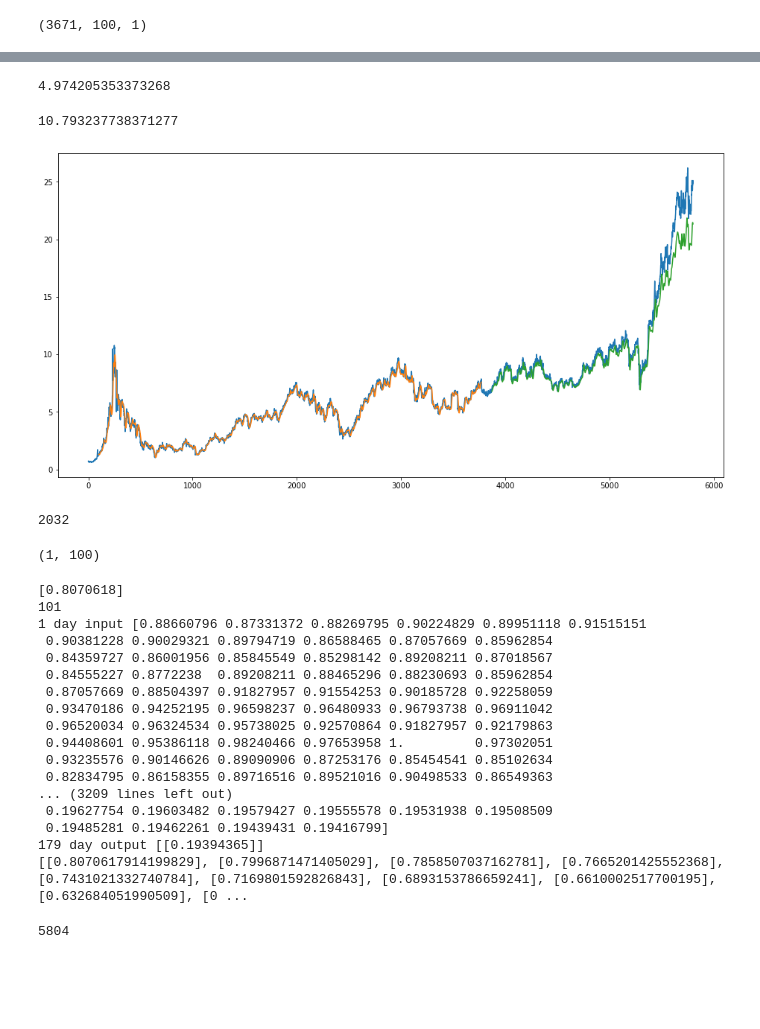
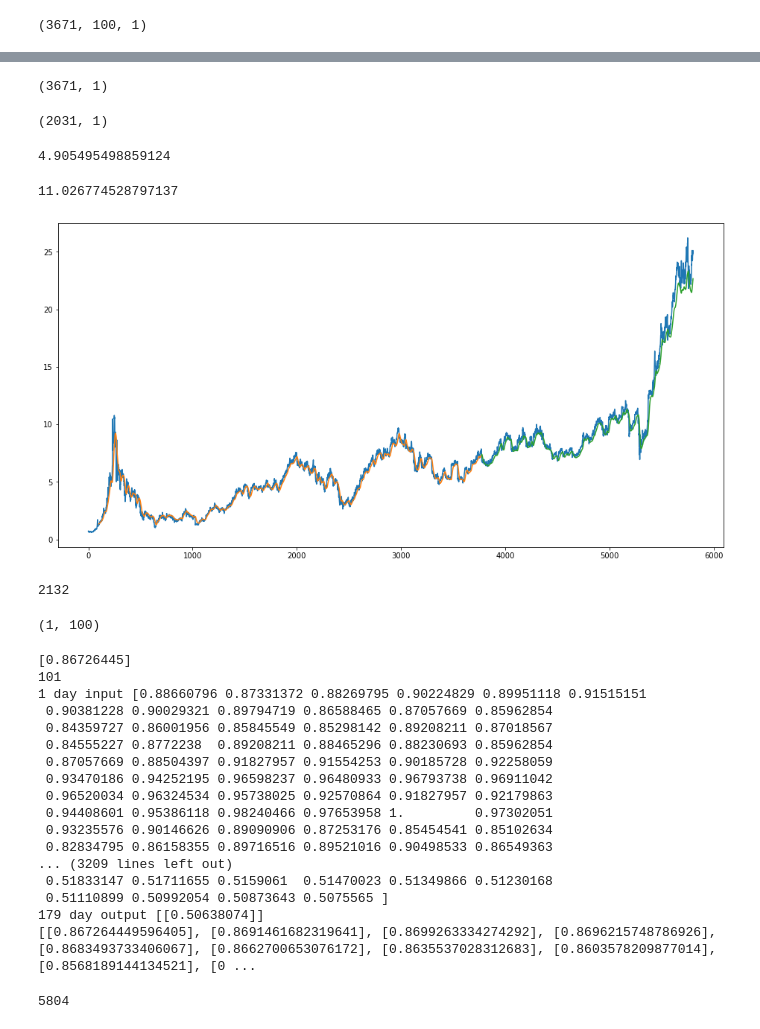
Before and after one commit to ShivangModi/StockStalkers, a Jupyter notebook: LSTM.ipynb, the cells around one changed output, grey strips where cells are left out. Cells and saved outputs as stored; diff of their text form; code cells hidden in the pictures; blank space fills up the shorter version.

```diff
--- a/LSTM.ipynb
+++ b/LSTM.ipynb
@@ -57,8 +57,8 @@ print(len(df1))
 # %%
 ##splitting dataset into train and test split
 training_size=int(len(df1)*0.65)
-test_size=len(df1)-training_size
-train_data,test_data = df1[0:training_size,:],df1[training_size:len(df1),:1]
+test_size=len(df1)-training_size + 100
+train_data,test_data = df1[0:training_size,:],df1[training_size-100:len(df1),:1]
 # %%
 training_size,test_size
 # %% [output]
@@ -158,5 +158,5 @@ Trainable params: 50,851
 Non-trainable params: 0
 _________________________________________________________________
 # %%
-model.fit(X_train,y_train,validation_data=(X_test,ytest),epochs=10,batch_size=64,verbose=1)
+model.fit(X_train,y_train,validation_data=(X_test,ytest),epochs=2,batch_size=64,verbose=1)
 # %% [output]
@@ -196,3 +180,11 @@ X_test.shape
+# %%
+train_predict.shape
+# %% [output]
+(3671, 1)
+# %%
+test_predict.shape
+# %% [output]
+(2031, 1)
 # %%
 ##Transformback to original form
 train_predict=scaler.inverse_transform(train_predict)
@@ -203,35 +195,35 @@ import math
 from sklearn.metrics import mean_squared_error
 math.sqrt(mean_squared_error(y_train,train_predict))
 # %% [output]
-4.974205353373268
+4.905495498859124
 # %%
 ### Test Data RMSE
 math.sqrt(mean_squared_error(ytest,test_predict))
 # %% [output]
-10.793237738371277
+11.026774528797137
 # %%
 ### Plotting
 # shift train predictions for plotting
 plt.figure(figsize=(16,8))
 look_back=100
 trainPredictPlot = numpy.empty_like(df1)
 trainPredictPlot[:, :] = np.nan
 trainPredictPlot[look_back:len(train_predict)+look_back, :] = train_predict
 # shift test predictions for plotting
 testPredictPlot = numpy.empty_like(df1)
 testPredictPlot[:, :] = numpy.nan
-testPredictPlot[len(train_predict)+(look_back*2)+1:len(df1)-1, :] = test_predict
+testPredictPlot[len(train_predict)-100+(look_back*2)+1:len(df1)-1, :] = test_predict
 # plot baseline and predictions
 plt.plot(scaler.inverse_transform(df1))
 plt.plot(trainPredictPlot)
 plt.plot(testPredictPlot)
 plt.show()
 # %% [output]
-[figure, old version]
+[figure, new version]
 # %%
 len(test_data)
 # %% [output]
-2032
+2132
 # %%
 x_input=test_data[len(test_data)-100:].reshape(1,-1)
 x_input.shape
@@ -280,7 +272,7 @@ while(i<180):
 
 print(lst_output)
 # %% [output]
-[0.8070618]
+[0.86726445]
 101
 1 day input [0.88660796 0.87331372 0.88269795 0.90224829 0.89951118 0.91515151
  0.90381228 0.90029321 0.89794719 0.86588465 0.87057669 0.85962854
@@ -293,10 +285,10 @@ print(lst_output)
  0.93235576 0.90146626 0.89090906 0.87253176 0.85454541 0.85102634
  0.82834795 0.86158355 0.89716516 0.89521016 0.90498533 0.86549363
 ... (3209 lines left out)
- 0.19627754 0.19603482 0.19579427 0.19555578 0.19531938 0.19508509
- 0.19485281 0.19462261 0.19439431 0.19416799]
-179 day output [[0.19394365]]
-[[0.8070617914199829], [0.7996871471405029], [0.7858507037162781], [0.7665201425552368], [0.7431021332740784], [0.7169801592826843], [0.6893153786659241], [0.6610002517700195], [0.632684051990509], [0 ...
+ 0.51833147 0.51711655 0.5159061  0.51470023 0.51349866 0.51230168
+ 0.51110899 0.50992054 0.50873643 0.5075565 ]
+179 day output [[0.50638074]]
+[[0.867264449596405], [0.8691461682319641], [0.8699263334274292], [0.8696215748786926], [0.8683493733406067], [0.8662700653076172], [0.8635537028312683], [0.8603578209877014], [0.8568189144134521], [0 ...
 # %%
 day_new=np.arange(1,101)
 day_pred=np.arange(101,281)
```
Also changed, not shown: parts of 11 cells of this notebook.
